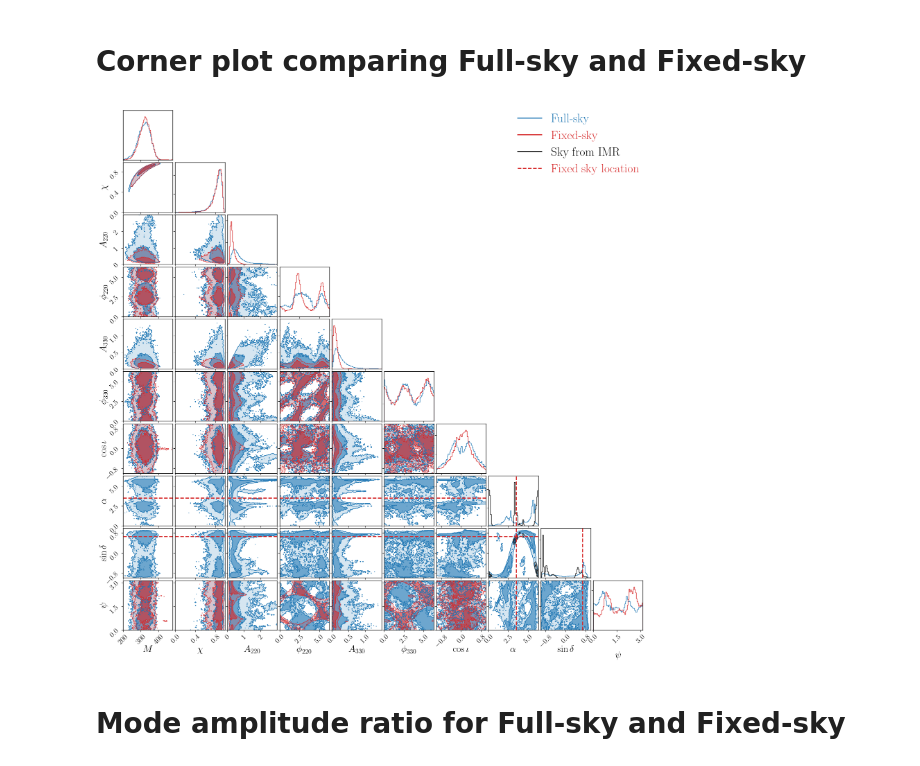
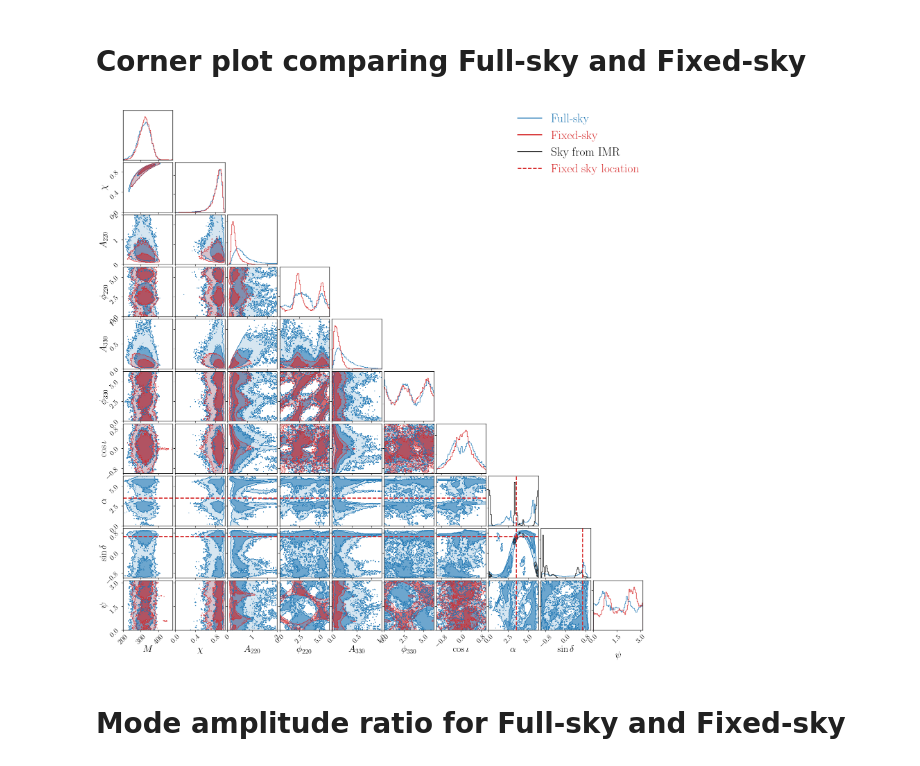
Before and after one commit to kallolD/skyRing, a Jupyter notebook: examples/GW190521.ipynb, the cells around one changed output. Drawn from its saved outputs; the diff is of its cells as text; code cells hidden in the pictures.

```diff
--- a/examples/GW190521.ipynb
+++ b/examples/GW190521.ipynb
@@ -61,9 +61,9 @@ sky_params = [r'$\alpha$', r'$\sin \delta$']
 bounds = {
     r'$M$': (200.0, 480.0),
     r'$\chi$': (0.0, 0.99),
-    r'$A_{220}$': (0.0, 3.0),
+    r'$A_{220}$': (0.0, 2.0),
     r'$\phi_{220}$': (0.0, 2 * onp.pi),
-    r'$A_{330}$': (0.0, 1.5),
+    r'$A_{330}$': (0.0, 1.0),
     r'$\phi_{330}$': (0.0, 2 * onp.pi),
     r'$\cos\iota$': (-1.0, 1.0),
     r'$\alpha$': (0.0, 6.28),
@@ -303,34 +303,34 @@ axes[-1, -1].xaxis.set_label_coords(0.5, -0.42)
 for tick in axes[-1, -1].get_xticklabels():
     tick.set_rotation(45)
 
 axes[0, 0].set_yticks([])
 axes[0, 0].set_ylabel("")
 axes[0, 0].tick_params(axis="y", left=False, labelleft=False)
 
 # manual adjustments to make sure tick labels do not overlap
 axes[-1,4].set_xticks([0.0, 0.5, 1.0])
 axes[-1,2].set_xticks([0.0, 1.0, 2.0])
 axes[4,0].set_yticks([0.0, 0.5, 1.0])
 axes[2,0].set_yticks([0.0, 1.0, 2.0])
 
 legend_handles = [
     mlines.Line2D([], [], color="#1f77b4", label="Full-sky", linewidth=2),
     mlines.Line2D([], [], color="#d62728", label="Fixed-sky", linewidth=2),
     mlines.Line2D([], [], color="#000000", label="Sky from IMR", linewidth=2),
     mlines.Line2D([], [], color="#d62728", label="Fixed sky location", linewidth=2, linestyle='--'),
 ]
 
 fig.legend(
     handles=legend_handles,
     labelcolor='linecolor',
     fontsize=25,
     loc="upper right",
     frameon=False,
 )
 plt.savefig('./plots/GW190521.pdf', dpi=300, bbox_inches='tight')
 plt.show()
 # %% [output]
-[figure, old version]
+[figure, new version]
 # %% [markdown]
 # Mode amplitude ratio for Full-sky and Fixed-sky
 # %%
```
Also changed, not shown: parts of 6 cells of this notebook, 27 other files.
